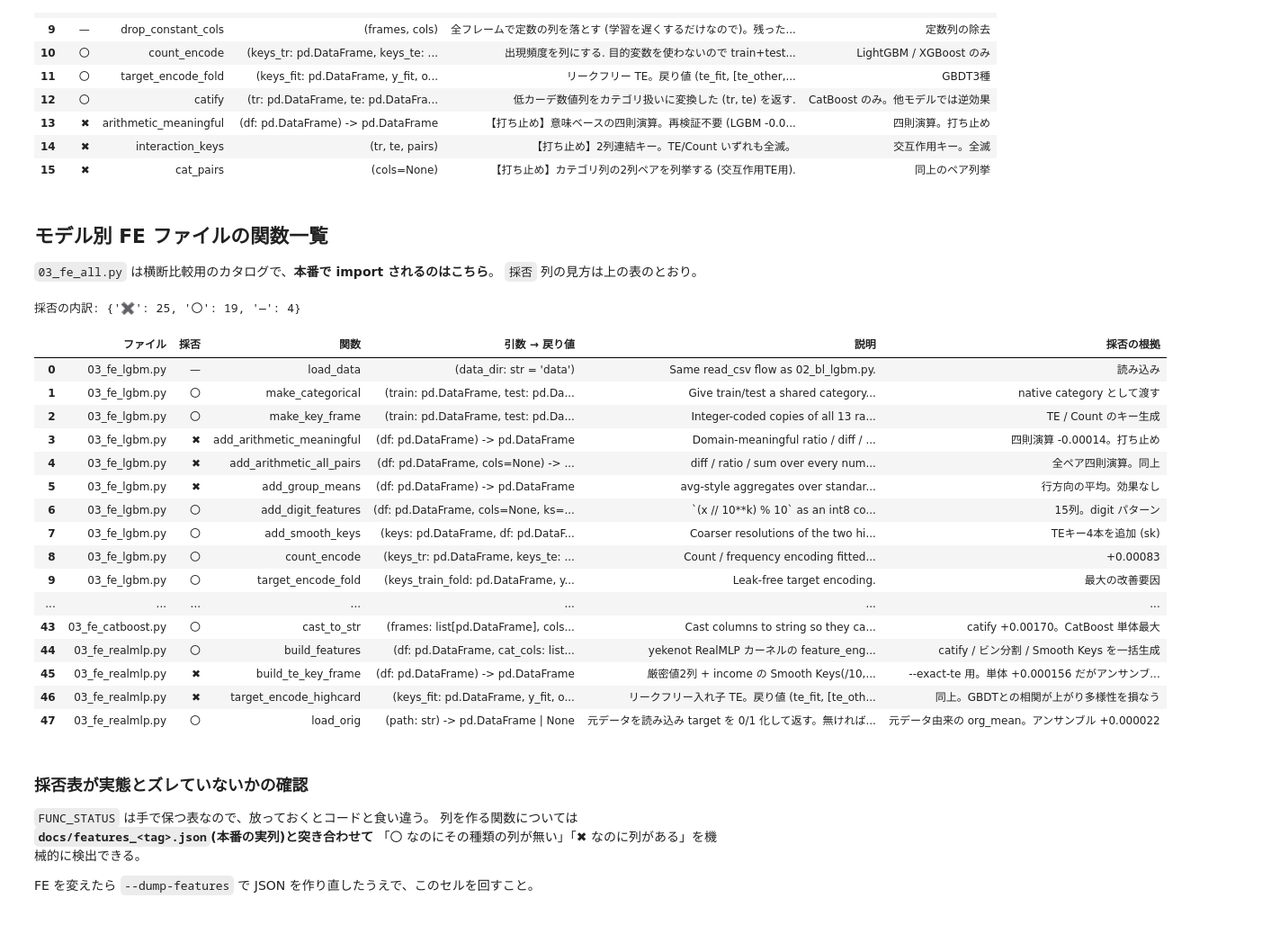
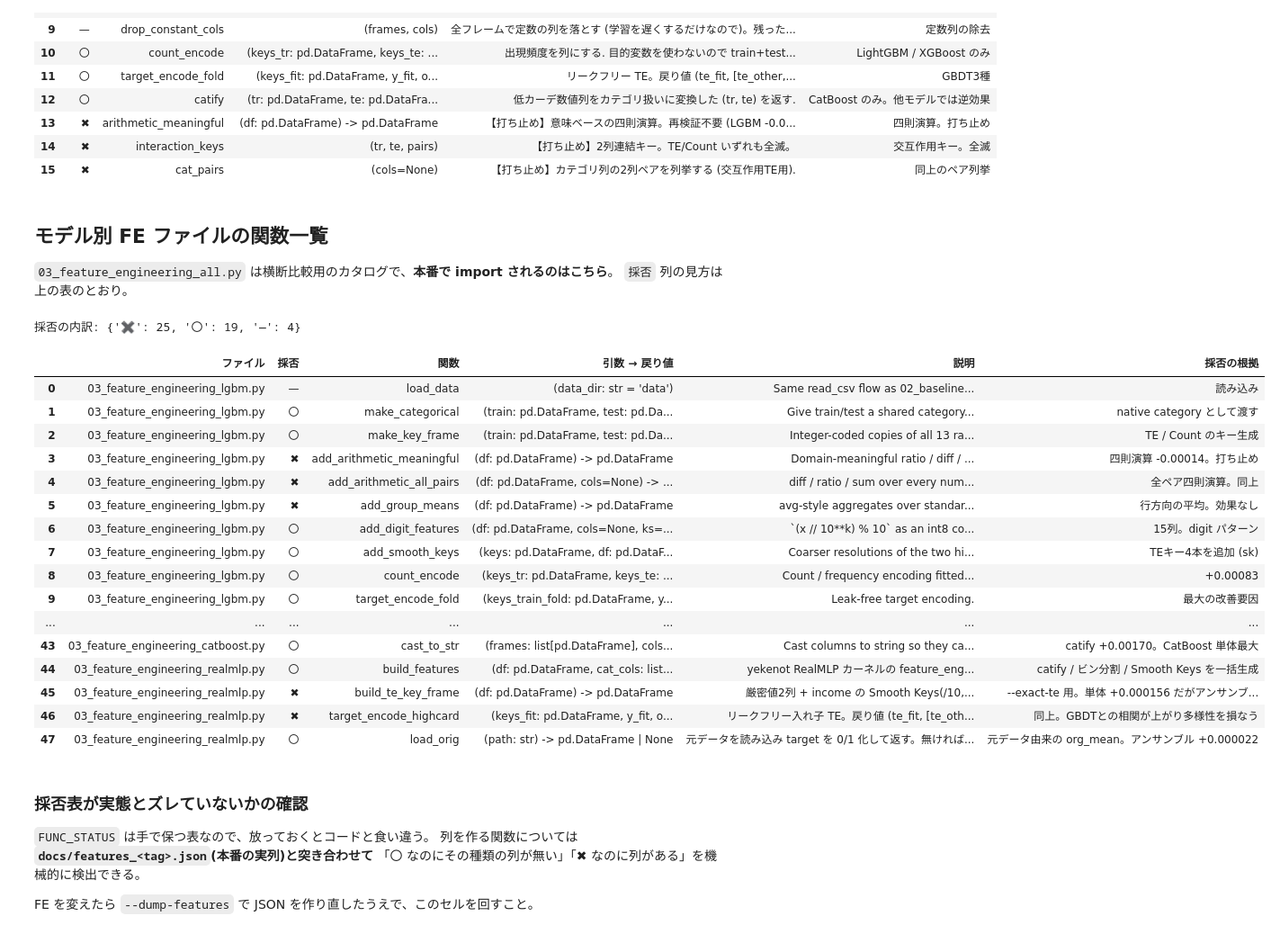
Before and after one commit to takactkc123-create/kaggle, a Jupyter notebook: 2609/notebooks/03_feature_engineering.ipynb, the cells around one changed output. Shown at 90% size. Drawn from its saved outputs; the diff is of its cells as text; code cells hidden in the pictures.

```diff
--- a/2609/notebooks/03_fe.ipynb
+++ b/2609/notebooks/03_feature_engineering.ipynb
@@ -27,11 +27,11 @@ sys.path.insert(0, os.path.abspath("src"))
 # 絶対パスは出力しない(公開リポジトリに個人のディレクトリ構成を残さないため)
 print("data/ を検出:", os.path.isdir("data"))
 
-# `src/03_fe_all.py` のように数字で始まるファイルは `import 03_fe_all` と書けない
+# `src/03_feature_engineering_all.py` のように数字で始まるファイルは `import 03_feature_engineering_all` と書けない
 # (Python の識別子にならない)。importlib なら文字列で読み込める。
 def load_fe(name):
-    """name="all" なら src/03_fe_all.py を読み込んで返す。"""
-    return importlib.import_module(f"03_fe_{name}")
+    """name="all" なら src/03_feature_engineering_all.py を読み込んで返す。"""
+    return importlib.import_module(f"03_feature_engineering_{name}")
 # %% [output]
 data/ を検出: True
 # %%
@@ -39,7 +39,7 @@ import inspect
 import re
 import numpy as np
 import pandas as pd
-import feature_dump as fd
+import feature_catalog as fd
 
 pd.set_option("display.max_colwidth", 60)
 
@@ -53,11 +53,11 @@ def sig(f):
 
 fe_all = load_fe("all")
 funcs = [(n, f) for n, f in vars(fe_all).items()
-         if callable(f) and not n.startswith("_") and getattr(f, "__module__", "") == "03_fe_all"]
+         if callable(f) and not n.startswith("_") and getattr(f, "__module__", "") == "03_feature_engineering_all"]
 
 rows = []
 for n, f in funcs:
-    mark, why = fd.status_of("03_fe_all", n)
+    mark, why = fd.status_of("03_feature_engineering_all", n)
     rows.append((mark, n, sig(f),
                  (f.__doc__ or "").strip().split(chr(10))[0], why))
 pd.DataFrame(rows, columns=["採否", "関数", "引数 → 戻り値", "説明", "採否の根拠"])
@@ -82,41 +82,41 @@ pd.DataFrame(rows, columns=["採否", "関数", "引数 → 戻り値", "説明"
 # %% [markdown]
 ## モデル別 FE ファイルの関数一覧
 
-`03_fe_all.py` は横断比較用のカタログで、**本番で import されるのはこちら**。
+`03_feature_engineering_all.py` は横断比較用のカタログで、**本番で import されるのはこちら**。
 `採否` 列の見方は上の表のとおり。
 # %%
 rows = []
 for short in ["lgbm", "xgb", "catboost", "realmlp"]:
-    mod_name = f"03_fe_{short}"
+    mod_name = f"03_feature_engineering_{short}"
     mod = load_fe(short)
     for n, f in vars(mod).items():
         if callable(f) and not n.startswith("_") and getattr(f, "__module__", "") == mod_name:
             mark, why = fd.status_of(mod_name, n)
             rows.append((mod_name + ".py", mark, n, sig(f)[:46],
                          (f.__doc__ or "").strip().split(chr(10))[0][:44], why))
 
 tbl = pd.DataFrame(rows, columns=["ファイル", "採否", "関数", "引数 → 戻り値", "説明", "採否の根拠"])
 print("採否の内訳:", tbl["採否"].value_counts().to_dict())
 tbl
 # %% [output]
 採否の内訳: {'✖': 25, '〇': 19, '—': 4}
 |  | ファイル | 採否 | 関数 | 引数 → 戻り値 | 説明 | 採否の根拠 |
-| 0 | 03_fe_lgbm.py | — | load_data | (data_dir: str = 'data') | Same read_csv flow as 02_bl_lgbm.py. | 読み込み |
-| 1 | 03_fe_lgbm.py | 〇 | make_categorical | (train: pd.DataFrame, test: pd.Da... | Give train/test a shared category... | native category として渡す |
-| 2 | 03_fe_lgbm.py | 〇 | make_key_frame | (train: pd.DataFrame, test: pd.Da... | Integer-coded copies of all 13 ra... | TE / Count のキー生成 |
-| 3 | 03_fe_lgbm.py | ✖ | add_arithmetic_meaningful | (df: pd.DataFrame) -> pd.DataFrame | Domain-meaningful ratio / diff / ... | 四則演算 -0.00014。打ち止め |
-| 4 | 03_fe_lgbm.py | ✖ | add_arithmetic_all_pairs | (df: pd.DataFrame, cols=None) -> ... | diff / ratio / sum over every num... | 全ペア四則演算。同上 |
-| 5 | 03_fe_lgbm.py | ✖ | add_group_means | (df: pd.DataFrame) -> pd.DataFrame | avg-style aggregates over standar... | 行方向の平均。効果なし |
-| 6 | 03_fe_lgbm.py | 〇 | add_digit_features | (df: pd.DataFrame, cols=None, ks=... | `(x // 10**k) % 10` as an int8 co... | 15列。digit パターン |
-| 7 | 03_fe_lgbm.py | 〇 | add_smooth_keys | (keys: pd.DataFrame, df: pd.DataF... | Coarser resolutions of the two hi... | TEキー4本を追加 (sk) |
-| 8 | 03_fe_lgbm.py | 〇 | count_encode | (keys_tr: pd.DataFrame, keys_te: ... | Count / frequency encoding fitted... | +0.00083 |
-| 9 | 03_fe_lgbm.py | 〇 | target_encode_fold | (keys_train_fold: pd.DataFrame, y... | Leak-free target encoding. | 最大の改善要因 |
+| 0 | 03_feature_engineering_lgbm.py | — | load_data | (data_dir: str = 'data') | Same read_csv flow as 02_baseline... | 読み込み |
+| 1 | 03_feature_engineering_lgbm.py | 〇 | make_categorical | (train: pd.DataFrame, test: pd.Da... | Give train/test a shared category... | native category として渡す |
+| 2 | 03_feature_engineering_lgbm.py | 〇 | make_key_frame | (train: pd.DataFrame, test: pd.Da... | Integer-coded copies of all 13 ra... | TE / Count のキー生成 |
+| 3 | 03_feature_engineering_lgbm.py | ✖ | add_arithmetic_meaningful | (df: pd.DataFrame) -> pd.DataFrame | Domain-meaningful ratio / diff / ... | 四則演算 -0.00014。打ち止め |
+| 4 | 03_feature_engineering_lgbm.py | ✖ | add_arithmetic_all_pairs | (df: pd.DataFrame, cols=None) -> ... | diff / ratio / sum over every num... | 全ペア四則演算。同上 |
+| 5 | 03_feature_engineering_lgbm.py | ✖ | add_group_means | (df: pd.DataFrame) -> pd.DataFrame | avg-style aggregates over standar... | 行方向の平均。効果なし |
+| 6 | 03_feature_engineering_lgbm.py | 〇 | add_digit_features | (df: pd.DataFrame, cols=None, ks=... | `(x // 10**k) % 10` as an int8 co... | 15列。digit パターン |
+| 7 | 03_feature_engineering_lgbm.py | 〇 | add_smooth_keys | (keys: pd.DataFrame, df: pd.DataF... | Coarser resolutions of the two hi... | TEキー4本を追加 (sk) |
+| 8 | 03_feature_engineering_lgbm.py | 〇 | count_encode | (keys_tr: pd.DataFrame, keys_te: ... | Count / frequency encoding fitted... | +0.00083 |
+| 9 | 03_feature_engineering_lgbm.py | 〇 | target_encode_fold | (keys_train_fold: pd.DataFrame, y... | Leak-free target encoding. | 最大の改善要因 |
 | ... | ... | ... | ... | ... | ... | ... |
-| 43 | 03_fe_catboost.py | 〇 | cast_to_str | (frames: list[pd.DataFrame], cols... | Cast columns to string so they ca... | catify +0.00170。CatBoost 単体最大 |
-| 44 | 03_fe_realmlp.py | 〇 | build_features | (df: pd.DataFrame, cat_cols: list... | yekenot RealMLP カーネルの feature_eng... | catify / ビン分割 / Smooth Keys を一括生成 |
-| 45 | 03_fe_realmlp.py | ✖ | build_te_key_frame | (df: pd.DataFrame) -> pd.DataFrame | 厳密値2列 + income の Smooth Keys(/10,... | --exact-te 用。単体 +0.000156 だがアンサンブ... |
-| 46 | 03_fe_realmlp.py | ✖ | target_encode_highcard | (keys_fit: pd.DataFrame, y_fit, o... | リークフリー入れ子 TE。戻り値 (te_fit, [te_oth... | 同上。GBDTとの相関が上がり多様性を損なう |
-| 47 | 03_fe_realmlp.py | 〇 | load_orig | (path: str) -> pd.DataFrame | None | 元データを読み込み target を 0/1 化して返す。無ければ... | 元データ由来の org_mean。アンサンブル +0.000022 |
+| 43 | 03_feature_engineering_catboost.py | 〇 | cast_to_str | (frames: list[pd.DataFrame], cols... | Cast columns to string so they ca... | catify +0.00170。CatBoost 単体最大 |
+| 44 | 03_feature_engineering_realmlp.py | 〇 | build_features | (df: pd.DataFrame, cat_cols: list... | yekenot RealMLP カーネルの feature_eng... | catify / ビン分割 / Smooth Keys を一括生成 |
+| 45 | 03_feature_engineering_realmlp.py | ✖ | build_te_key_frame | (df: pd.DataFrame) -> pd.DataFrame | 厳密値2列 + income の Smooth Keys(/10,... | --exact-te 用。単体 +0.000156 だがアンサンブ... |
+| 46 | 03_feature_engineering_realmlp.py | ✖ | target_encode_highcard | (keys_fit: pd.DataFrame, y_fit, o... | リークフリー入れ子 TE。戻り値 (te_fit, [te_oth... | 同上。GBDTとの相関が上がり多様性を損なう |
+| 47 | 03_feature_engineering_realmlp.py | 〇 | load_orig | (path: str) -> pd.DataFrame | None | 元データを読み込み target を 0/1 化して返す。無ければ... | 元データ由来の org_mean。アンサンブル +0.000022 |
 # %% [markdown]
 ### 採否表が実態とズレていないかの確認
 
```
Also changed, not shown: parts of 10 cells of this notebook, 37 other files.
